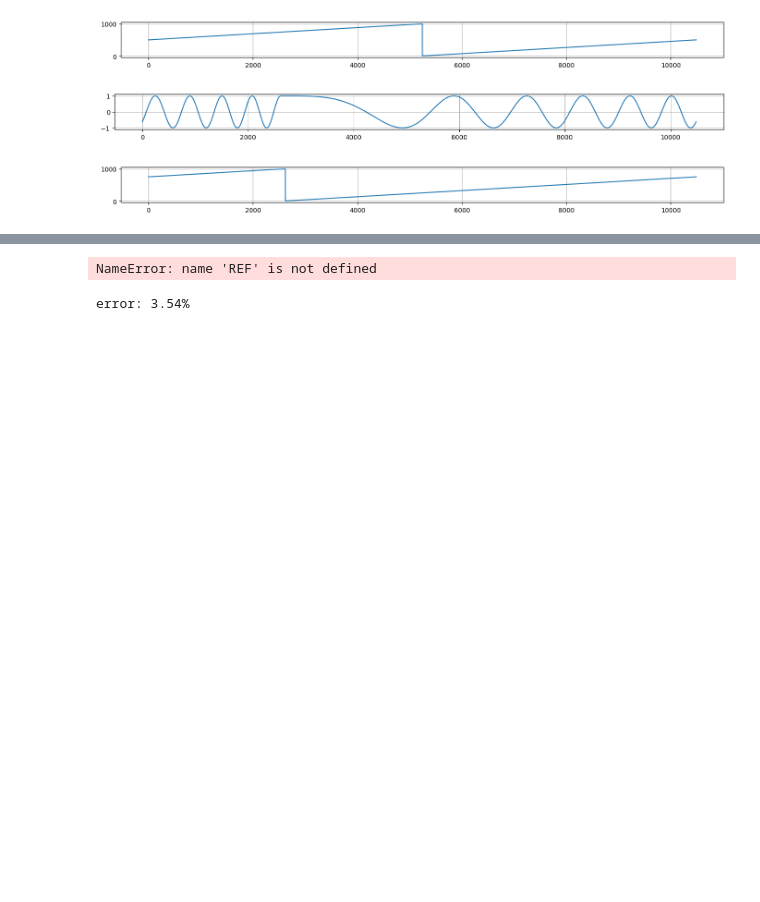
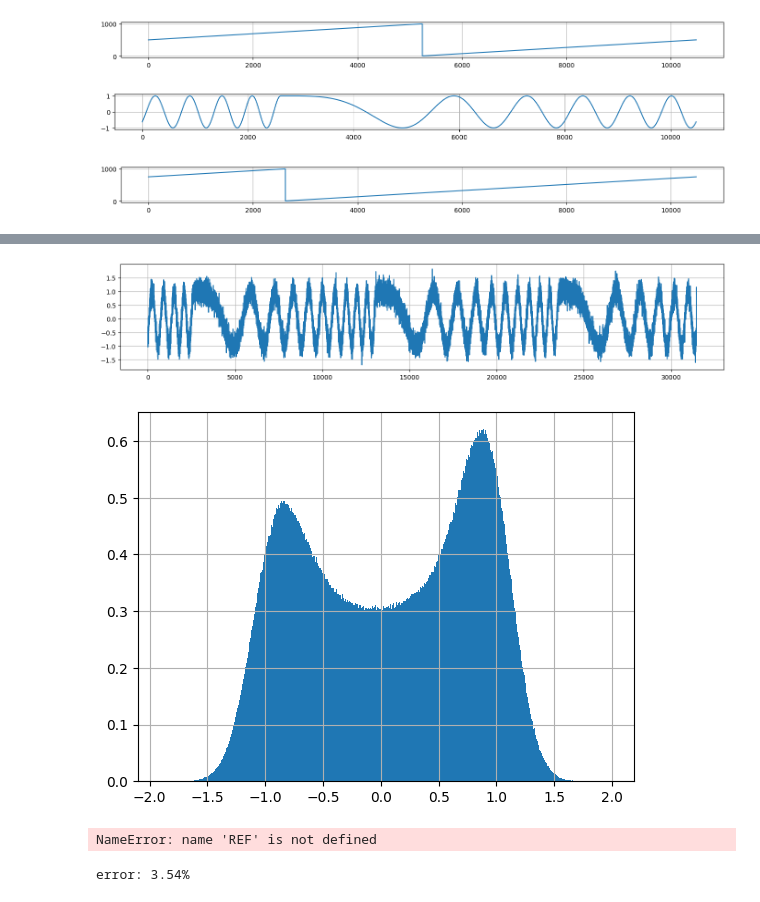
Before and after one commit to juanm-caceres24/SDR-Communication, a Jupyter notebook: LoRa Communication Simulation/LoRaCommunication-Simulation.ipynb, the cells around one changed output, grey strips where cells are left out. Saved outputs shown, nothing was run; the diff lists cells and outputs as text; code cells hidden in the pictures; blank space fills up the shorter version.

```diff
--- a/LoRa Communication Simulation/LoRaCommunication-Simulation.ipynb
+++ b/LoRa Communication Simulation/LoRaCommunication-Simulation.ipynb
@@ -213,24 +215,27 @@ if DEBUG_PHASE_5:
 # %%
 #
 # >> transmission of the signal over the AWGN channel
 #
 
-transmitted_signal = waveform +simulated_noise
+transmitted_signal = waveform + simulated_noise
 
 #
 # >> DEBUG
 #
 
 if DEBUG_PHASE_6:
 
-    plt.figure(figsize=(18, 3))
-    plt.plot(transmitted_signal[0:1000])
+    plt.figure(figsize=(17, 3))
+    plt.plot(transmitted_signal[0:int(T * SAMPLING_RATE * 3)])
     plt.grid(True)
     plt.show(True)
 
     plt.hist(transmitted_signal, bins=1000, density=True)
     plt.grid(True)
     plt.show(True)
+# %% [output]
+[figure, added]
+[figure, added]
 # %%
 #
 # >> n-tuple former
```
Also changed, not shown: parts of 5 cells of this notebook.
